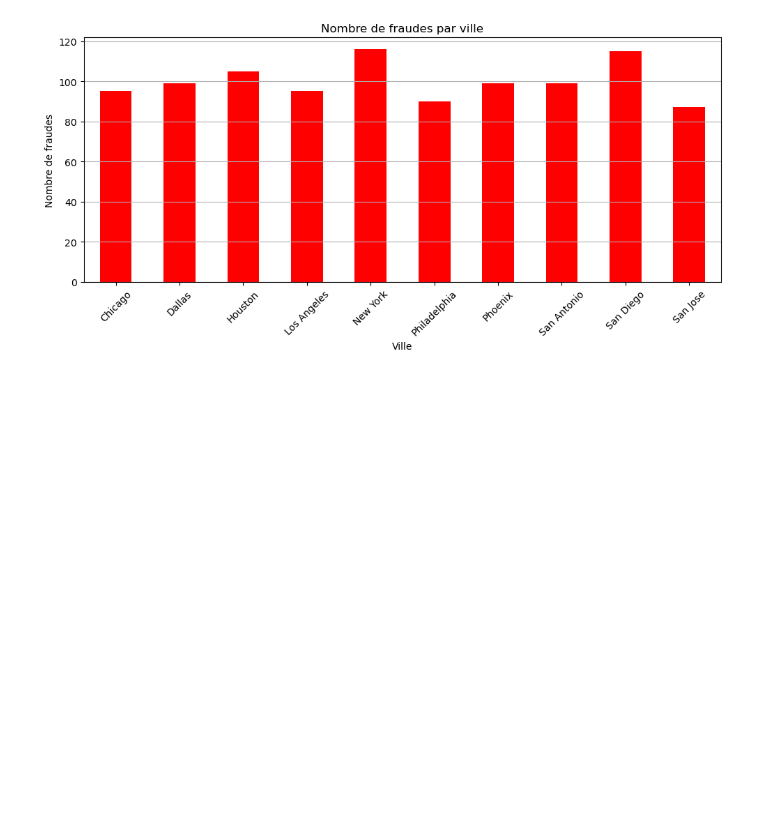
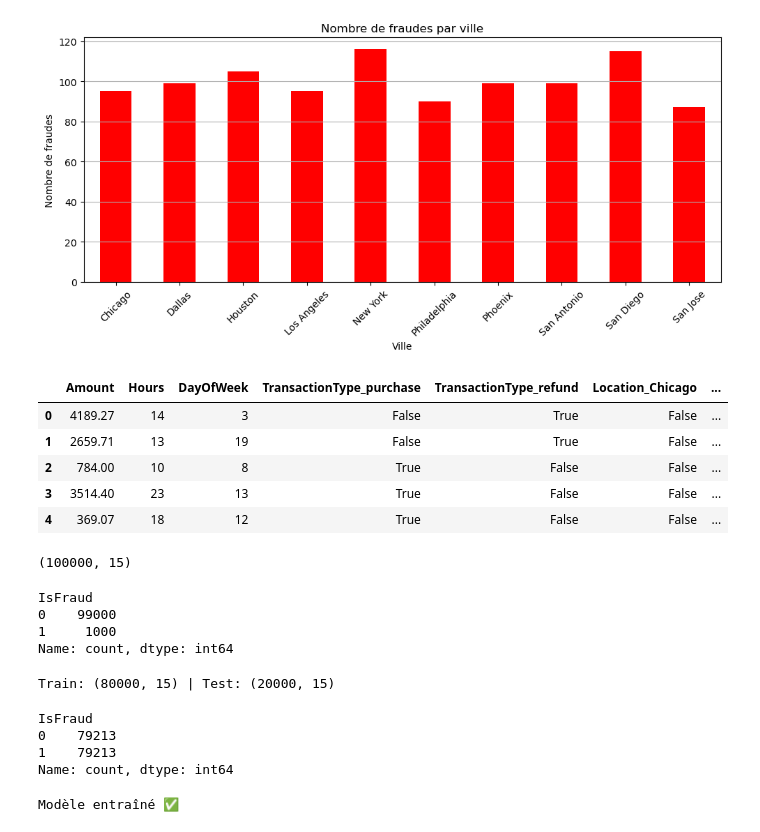
Before and after one commit to FernandDevCode/fintech-dashboard, a Jupyter notebook: notebooks/01_exploration.ipynb, the cells around one changed output. Cells and saved outputs as stored; diff of their text form; code cells hidden in the pictures; blank space fills up the shorter version.

```diff
--- a/notebooks/01_exploration.ipynb
+++ b/notebooks/01_exploration.ipynb
@@ -277,3 +284,53 @@ plt.tight_layout()
 plt.show()
 # %% [output]
 [figure]
+# %%
+df_encoded = pd.get_dummies(df, columns=['TransactionType', 'Location'])
+# %%
+X = df_encoded[['Amount', 'Hours', 'DayOfWeek',
+                 'TransactionType_purchase', 'TransactionType_refund']]
+X = pd.concat([X, df_encoded[[col for col in df_encoded.columns
+                               if col.startswith('Location_')]]], axis=1)
+y = df_encoded['IsFraud']
+# %%
+X.head()
+# %% [output]
+|  | Amount | Hours | DayOfWeek | TransactionType_purchase | TransactionType_refund | Location_Chicago | ... |
+| 0 | 4189.27 | 14 | 3 | False | True | False | ... |
+| 1 | 2659.71 | 13 | 19 | False | True | False | ... |
+| 2 | 784.00 | 10 | 8 | True | False | False | ... |
+| 3 | 3514.40 | 23 | 13 | True | False | False | ... |
+| 4 | 369.07 | 18 | 12 | True | False | False | ... |
+# %%
+X.shape
+# %% [output]
+(100000, 15)
+# %%
+y.value_counts()
+# %% [output]
+IsFraud
+0    99000
+1     1000
+Name: count, dtype: int64
+# %%
+X_train, X_test, y_train, y_test = train_test_split(
+    X, y, test_size=0.2, random_state=42
+)
+print(f"Train: {X_train.shape} | Test: {X_test.shape}")
+# %% [output]
+Train: (80000, 15) | Test: (20000, 15)
+# %%
+smote = SMOTE(random_state=42)
+X_train_sm, y_train_sm = smote.fit_resample(X_train, y_train)
+print(y_train_sm.value_counts())
+# %% [output]
+IsFraud
+0    79213
+1    79213
+Name: count, dtype: int64
+# %%
+model = RandomForestClassifier(n_estimators=100, random_state=42)
+model.fit(X_train_sm, y_train_sm)
+print("Modèle entraîné ✅")
+# %% [output]
+Modèle entraîné ✅
```
Also changed, not shown: parts of 6 cells of this notebook, 2 other files.
